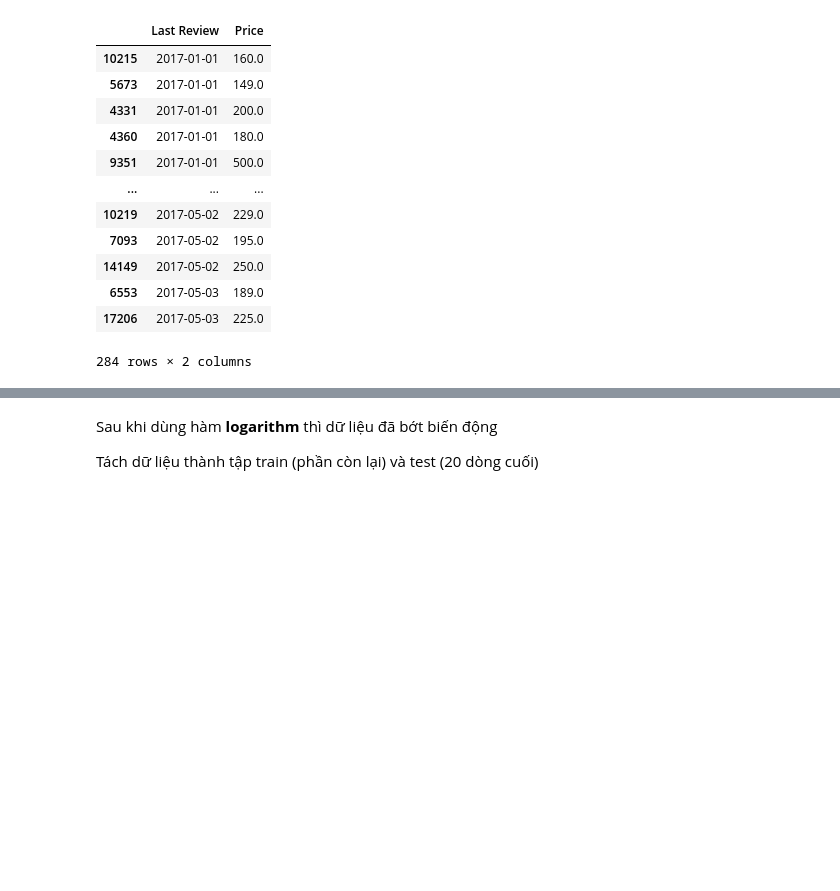
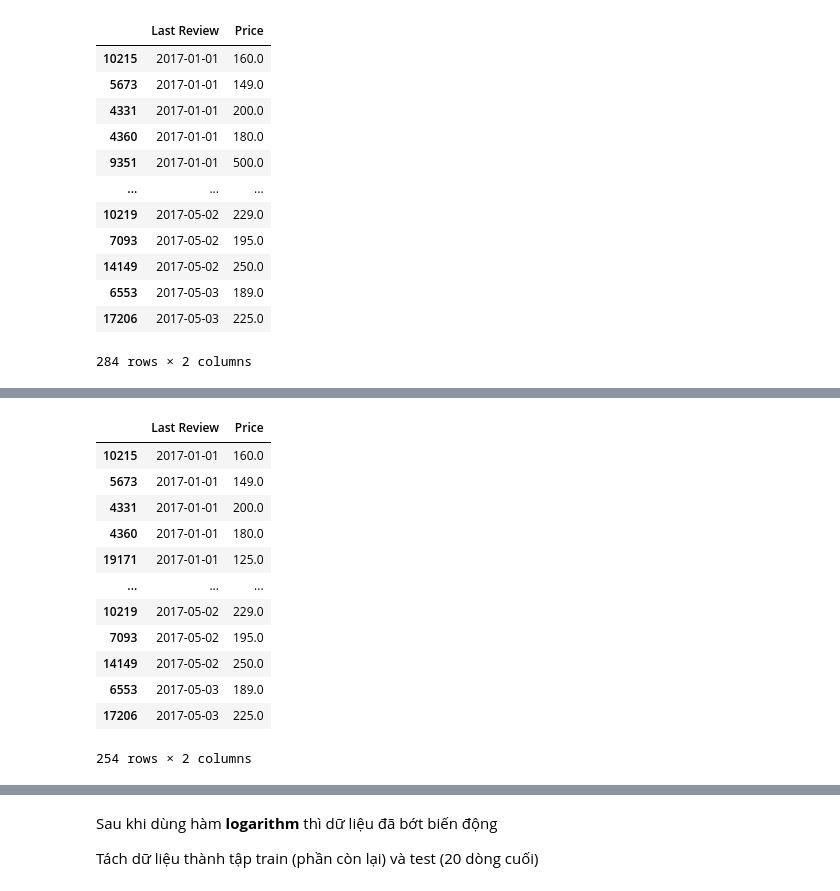
Before and after one commit to lhminhtuan2000/PTDLUD_DATH_2, a Jupyter notebook: arima.ipynb, the cells around one changed output, grey strips where cells are left out. Saved outputs shown, nothing was run; the diff lists cells and outputs as text; code cells hidden in the pictures; blank space fills up the shorter version.

```diff
--- a/arima.ipynb
+++ b/arima.ipynb
@@ -118,3 +129,21 @@ df
+# %%
+# Remove outlier
+df = df[df['Price'] <= 400]
+df
+# %% [output]
+|  | Last Review | Price |
+| 10215 | 2017-01-01 | 160.0 |
+| 5673 | 2017-01-01 | 149.0 |
+| 4331 | 2017-01-01 | 200.0 |
+| 4360 | 2017-01-01 | 180.0 |
+| 19171 | 2017-01-01 | 125.0 |
+| ... | ... | ... |
+| 10219 | 2017-05-02 | 229.0 |
+| 7093 | 2017-05-02 | 195.0 |
+| 14149 | 2017-05-02 | 250.0 |
+| 6553 | 2017-05-03 | 189.0 |
+| 17206 | 2017-05-03 | 225.0 |
+254 rows × 2 columns
 # %%
 # Xoá cột 'Last Review'
 df = df.drop(columns=['Last Review'])
```
Also changed, not shown: parts of 19 cells of this notebook, 1 other file.
